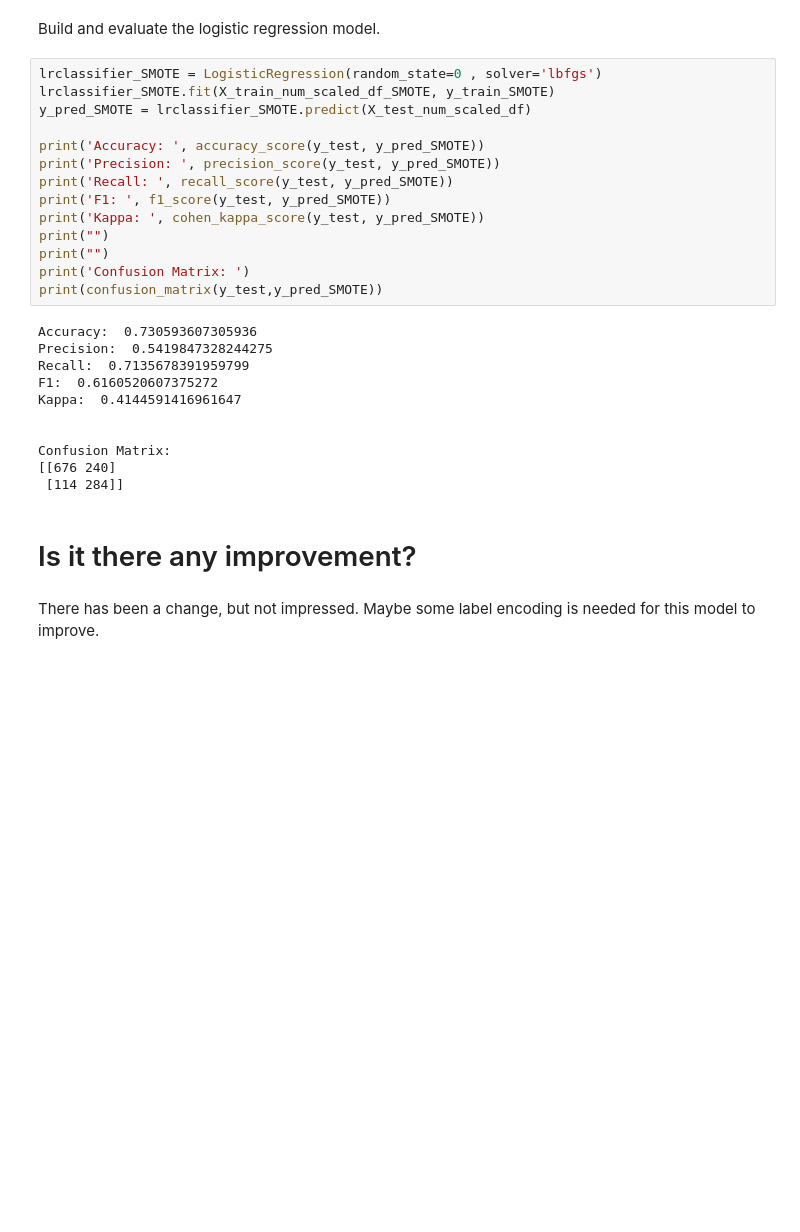
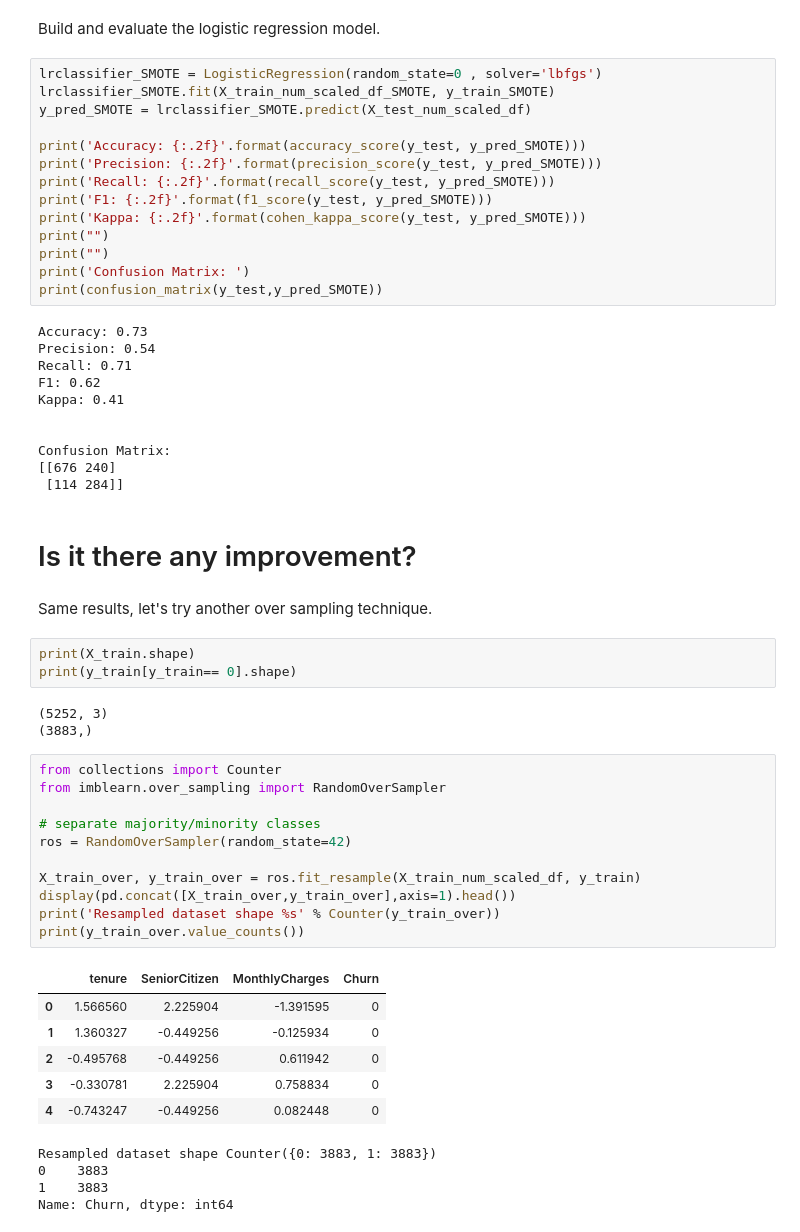
Before and after one commit to ralphmartynward/ironhack_03_lab-imbalanced-data, a Jupyter notebook: lab.ipynb, the cells around one changed output. Cells and saved outputs as stored; diff of their text form; blank space fills up the shorter version.

```diff
--- a/lab.ipynb
+++ b/lab.ipynb
@@ -139,21 +164,21 @@ lrclassifier_SMOTE = LogisticRegression(random_state=0 , solver='lbfgs')
 lrclassifier_SMOTE.fit(X_train_num_scaled_df_SMOTE, y_train_SMOTE)
 y_pred_SMOTE = lrclassifier_SMOTE.predict(X_test_num_scaled_df)
 
-print('Accuracy: ', accuracy_score(y_test, y_pred_SMOTE))
-print('Precision: ', precision_score(y_test, y_pred_SMOTE))
-print('Recall: ', recall_score(y_test, y_pred_SMOTE))
-print('F1: ', f1_score(y_test, y_pred_SMOTE))
-print('Kappa: ', cohen_kappa_score(y_test, y_pred_SMOTE))
+print('Accuracy: {:.2f}'.format(accuracy_score(y_test, y_pred_SMOTE)))
+print('Precision: {:.2f}'.format(precision_score(y_test, y_pred_SMOTE)))
+print('Recall: {:.2f}'.format(recall_score(y_test, y_pred_SMOTE)))
+print('F1: {:.2f}'.format(f1_score(y_test, y_pred_SMOTE)))
+print('Kappa: {:.2f}'.format(cohen_kappa_score(y_test, y_pred_SMOTE)))
 print("")
 print("")
 print('Confusion Matrix: ')
 print(confusion_matrix(y_test,y_pred_SMOTE))
 # %% [output]
-Accuracy:  0.730593607305936
-Precision:  0.5419847328244275
-Recall:  0.7135678391959799
-F1:  0.6160520607375272
-Kappa:  0.4144591416961647
+Accuracy: 0.73
+Precision: 0.54
+Recall: 0.71
+F1: 0.62
+Kappa: 0.41
 
 
 Confusion Matrix:
@@ -161,5 +186,33 @@ Confusion Matrix:
  [114 284]]
 # %% [markdown]
 # Is it there any improvement?
-# %% [markdown]
-There has been a change, but not impressed. Maybe some label encoding is needed for this model to improve.
+# %% [markdown]
+Same results, let's try another over sampling technique.
+# %%
+print(X_train.shape)
+print(y_train[y_train== 0].shape)
+# %% [output]
+(5252, 3)
+(3883,)
+# %%
+from collections import Counter
+from imblearn.over_sampling import RandomOverSampler
+
+# separate majority/minority classes
+ros = RandomOverSampler(random_state=42)
+
+X_train_over, y_train_over = ros.fit_resample(X_train_num_scaled_df, y_train)
+display(pd.concat([X_train_over,y_train_over],axis=1).head())
+print('Resampled dataset shape %s' % Counter(y_train_over))
+print(y_train_over.value_counts())
+# %% [output]
+|  | tenure | SeniorCitizen | MonthlyCharges | Churn |
+| 0 | 1.566560 | 2.225904 | -1.391595 | 0 |
+| 1 | 1.360327 | -0.449256 | -0.125934 | 0 |
+| 2 | -0.495768 | -0.449256 | 0.611942 | 0 |
+| 3 | -0.330781 | 2.225904 | 0.758834 | 0 |
+| 4 | -0.743247 | -0.449256 | 0.082448 | 0 |
+Resampled dataset shape Counter({0: 3883, 1: 3883})
+0    3883
+1    3883
+Name: Churn, dtype: int64
```
Also changed, not shown: parts of 19 cells of this notebook.
